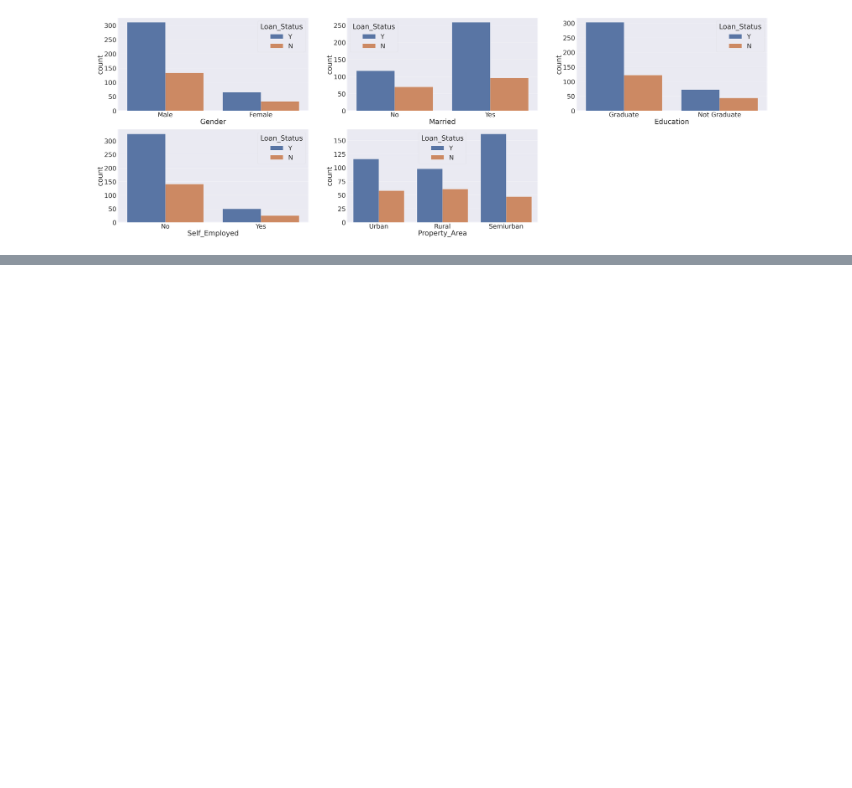
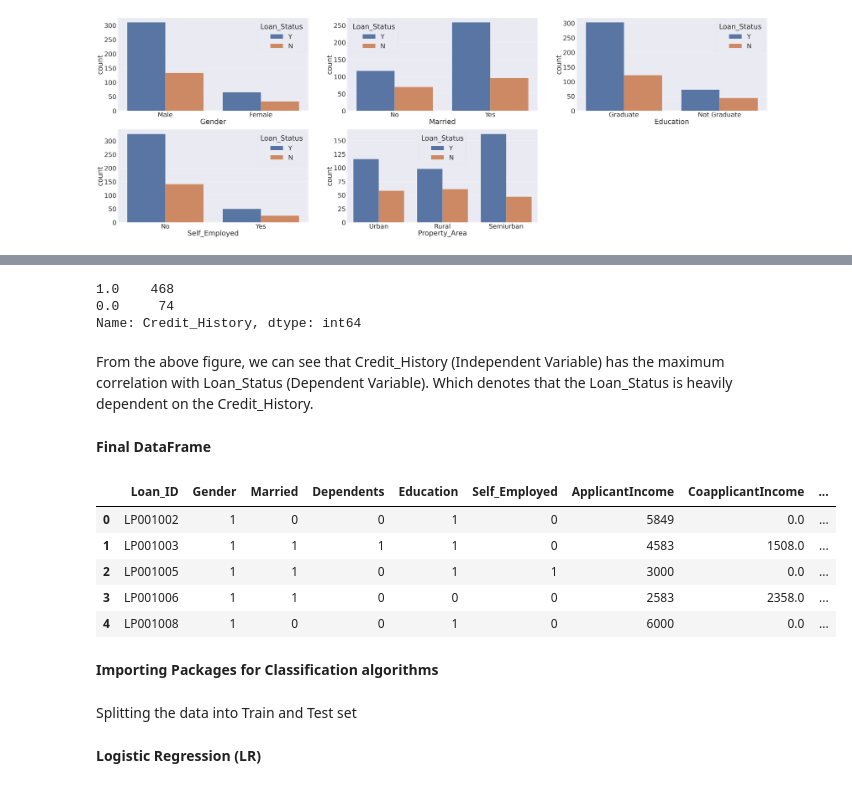
Before and after one commit to RamyaThirumalaisamy/Loan_prediction, a Jupyter notebook: Loanprediction.ipynb, the cells around one changed output, grey strips where cells are left out. Saved outputs shown, nothing was run; the diff lists cells and outputs as text; code cells hidden in the pictures; blank space fills up the shorter version.

```diff
--- a/Loanprediction.ipynb
+++ b/Loanprediction.ipynb
@@ -143,0 +169,3 @@ sns.countplot(df['Property_Area'],hue=df['Loan_Status'])
+# %%
+df.Dependents=df.Dependents.map({'0':0,'1':1,'2':2,'3+':3})
+df['Dependents'].value_counts()
@@ -143,0 +178,3 @@ sns.countplot(df['Property_Area'],hue=df['Loan_Status'])
+# %%
+df.Education=df.Education.map({'Graduate':1,'Not Graduate':0})
+df['Education'].value_counts()
@@ -143,0 +185,3 @@ sns.countplot(df['Property_Area'],hue=df['Loan_Status'])
+# %%
+df.Self_Employed=df.Self_Employed.map({'Yes':1,'No':0})
+df['Self_Employed'].value_counts()
@@ -143,0 +192,3 @@ sns.countplot(df['Property_Area'],hue=df['Loan_Status'])
+# %%
+df.Property_Area=df.Property_Area.map({'Urban':2,'Rural':0,'Semiurban':1})
+df['Property_Area'].value_counts()
@@ -143,0 +229,21 @@ sns.countplot(df['Property_Area'],hue=df['Loan_Status'])
+# %%
+df['Credit_History'].value_counts()
+# %% [output]
+1.0    468
+0.0     74
+Name: Credit_History, dtype: int64
+# %% [markdown]
+From the above figure, we can see that Credit_History (Independent Variable) has the maximum correlation with Loan_Status (Dependent Variable). Which denotes that the Loan_Status is heavily dependent on the Credit_History.
+# %% [markdown]
+**Final DataFrame**
+# %%
+df.head()
+# %% [output]
+|  | Loan_ID | Gender | Married | Dependents | Education | Self_Employed | ApplicantIncome | CoapplicantIncome | ... |
+| 0 | LP001002 | 1 | 0 | 0 | 1 | 0 | 5849 | 0.0 | ... |
+| 1 | LP001003 | 1 | 1 | 1 | 1 | 0 | 4583 | 1508.0 | ... |
+| 2 | LP001005 | 1 | 1 | 0 | 1 | 1 | 3000 | 0.0 | ... |
+| 3 | LP001006 | 1 | 1 | 0 | 0 | 0 | 2583 | 2358.0 | ... |
+| 4 | LP001008 | 1 | 0 | 0 | 1 | 0 | 6000 | 0.0 | ... |
+# %% [markdown]
+**Importing Packages for Classification algorithms**
@@ -143,0 +254,2 @@ sns.countplot(df['Property_Area'],hue=df['Loan_Status'])
+# %% [markdown]
+Splitting the data into Train and Test set
@@ -143,0 +261,2 @@ sns.countplot(df['Property_Area'],hue=df['Loan_Status'])
+# %% [markdown]
+**Logistic Regression (LR)**
```
Also changed, not shown: parts of 14 cells of this notebook.
